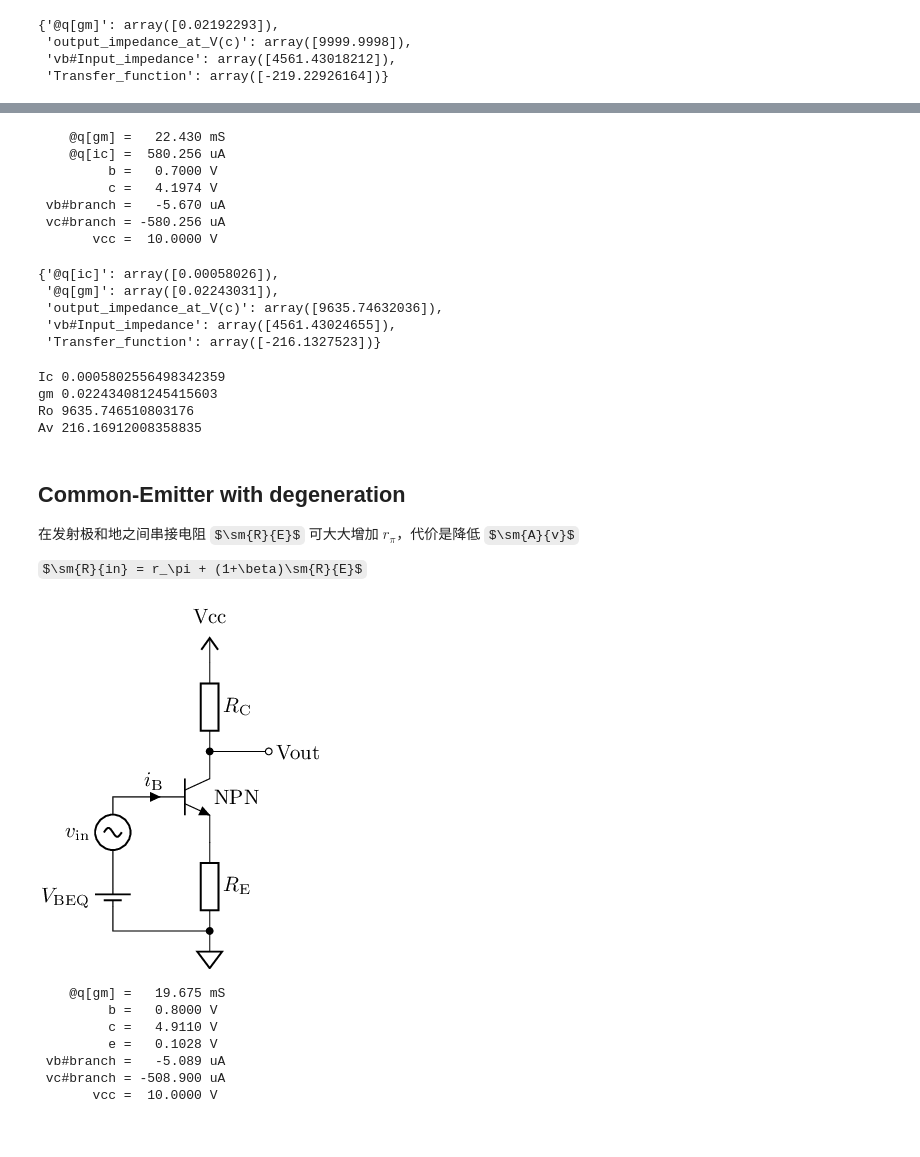
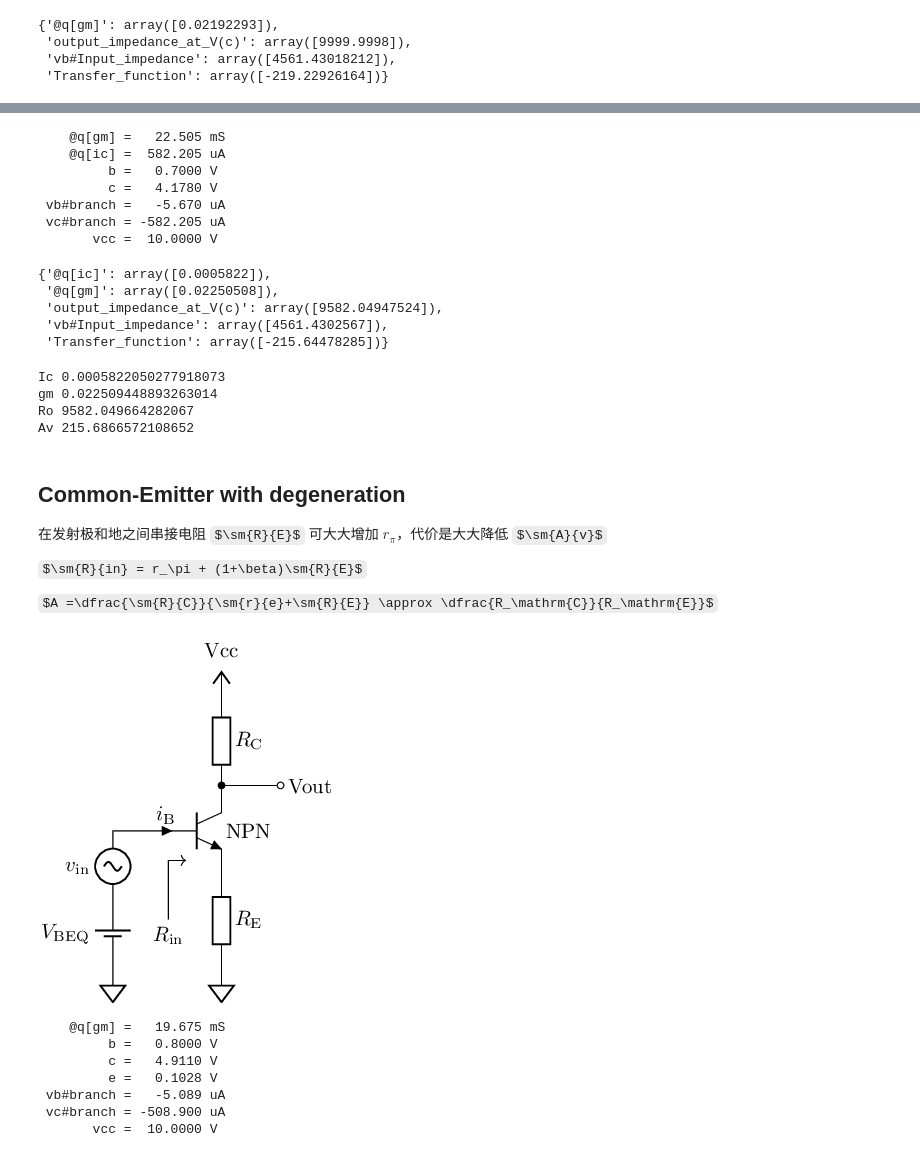
Before and after one commit to chenshuo/nuedc, a Jupyter notebook: docs/bjt-basics.ipynb, the cells around one changed output, grey strips where cells are left out. Saved outputs shown, nothing was run; the diff lists cells and outputs as text; code cells hidden in the pictures; some formulas as TeX source.

```diff
--- a/docs/bjt-basics.ipynb
+++ b/docs/bjt-basics.ipynb
@@ -573,30 +602,30 @@ ng.circ('''
   Vc vcc 0  10V
   Vb b 0 0.7V
   Rc vcc c  10k
-  .model NPN NPN(IS=1fA BF=100 VAF=150)
+  .model NPN NPN(IS=1fA BF=100 VAF=130)
   .save all @q[gm] @q[ic]
 ''')
 print_op()
 ng.cmd('tf v(c) vb')
 ng.vectors()
 # %% [output]
-    @q[gm] =   22.430 mS
-    @q[ic] =  580.256 uA
+    @q[gm] =   22.505 mS
+    @q[ic] =  582.205 uA
          b =   0.7000 V
-         c =   4.1974 V
+         c =   4.1780 V
  vb#branch =   -5.670 uA
- vc#branch = -580.256 uA
+ vc#branch = -582.205 uA
        vcc =  10.0000 V
-{'@q[ic]': array([0.00058026]),
- '@q[gm]': array([0.02243031]),
- 'output_impedance_at_V(c)': array([9635.74632036]),
- 'vb#Input_impedance': array([4561.43024655]),
- 'Transfer_function': array([-216.1327523])}
+{'@q[ic]': array([0.0005822]),
+ '@q[gm]': array([0.02250508]),
+ 'output_impedance_at_V(c)': array([9582.04947524]),
+ 'vb#Input_impedance': array([4561.4302567]),
+ 'Transfer_function': array([-215.64478285])}
 # %%
 Is = 1e-15
 Vbe = 0.7
-Vcb = 4.1974 - Vbe
-Vaf = 150
+Vcb = 4.1780 - Vbe
+Vaf = 130
 Ic0 = Is * exp(Vbe / Vt)
 Ic = Ic0 * (1 + Vcb / Vaf)
 gm = Ic / Vt
@@ -608,37 +637,39 @@ Ro = para(Rc, ro)
 print('Ro', Ro)
 print('Av', gm * Ro)
 # %% [output]
-Ic 0.0005802556498342359
-gm 0.022434081245415603
-Ro 9635.746510803176
-Av 216.16912008358835
+Ic 0.0005822050277918073
+gm 0.022509448893263014
+Ro 9582.049664282067
+Av 215.6866572108652
 # %% [markdown]
 ## Common-Emitter with degeneration
 
-在发射极和地之间串接电阻 $\sm{R}{E}$ 可大大增加 $r_\pi$，代价是降低 $\sm{A}{v}$
+在发射极和地之间串接电阻 $\sm{R}{E}$ 可大大增加 $r_\pi$，代价是大大降低 $\sm{A}{v}$
 
 $\sm{R}{in} = r_\pi + (1+\beta)\sm{R}{E}$
+
+$A =\dfrac{\sm{R}{C}}{\sm{r}{e}+\sm{R}{E}} \approx \dfrac{R_\mathrm{C}}{R_\mathrm{E}}$
 # %%
 %%tikz -ct
 
 \ctikzset{transistors/arrow pos=end, american currents, american voltages, european resistors}
 
 \draw (0, 0) node [npn] (Q) {NPN};
 \draw (Q.E) to [R, l={$R_\mathrm{E}$}, bipoles/length=1cm] ++(0, -1.5)
-  coordinate (G) node [circ] {} node [sground] {};
+  coordinate (G) node [sground] {};
 
 \draw (Q.B) to [short, i_<={$i_\mathrm{B}$}] ++(-0.2, 0)
-  to [short] ++(-0.6, 0)
+  to [short] ++(-0.8, 0) coordinate (B)
   to [sV, l_=$v_\mathrm{in}$, bipoles/length=1cm] ++(0, -1.2)
-  to [battery1, l_={$V_\mathrm{BEQ}$}, bipoles/length=1cm]  ++(0, -1)
-  |- (G);
+  to [battery1, l_={$V_\mathrm{BEQ}$}, bipoles/length=1cm]  (B|-G)
+  node [sground] {};
 
 \draw (Q.C) to [R, l_={$R_\mathrm{C}$}, bipoles/length=1cm] ++(0, 1.5)
   node [vcc] {Vcc};
-
+\draw [->] (-0.9, -1.5) node [below] {$R_\mathrm{in}$} to ++(0, 1) to ++(0.3, 0);
 \draw (Q.C) to [short, *-o] ++(1, 0) node [right] {Vout};
 # %% [output]
-[figure, old version]
+[figure, new version]
 # %%
 ng.circ('''
   Q  c b e NPN
```
Also changed, not shown: parts of 35 cells of this notebook.
